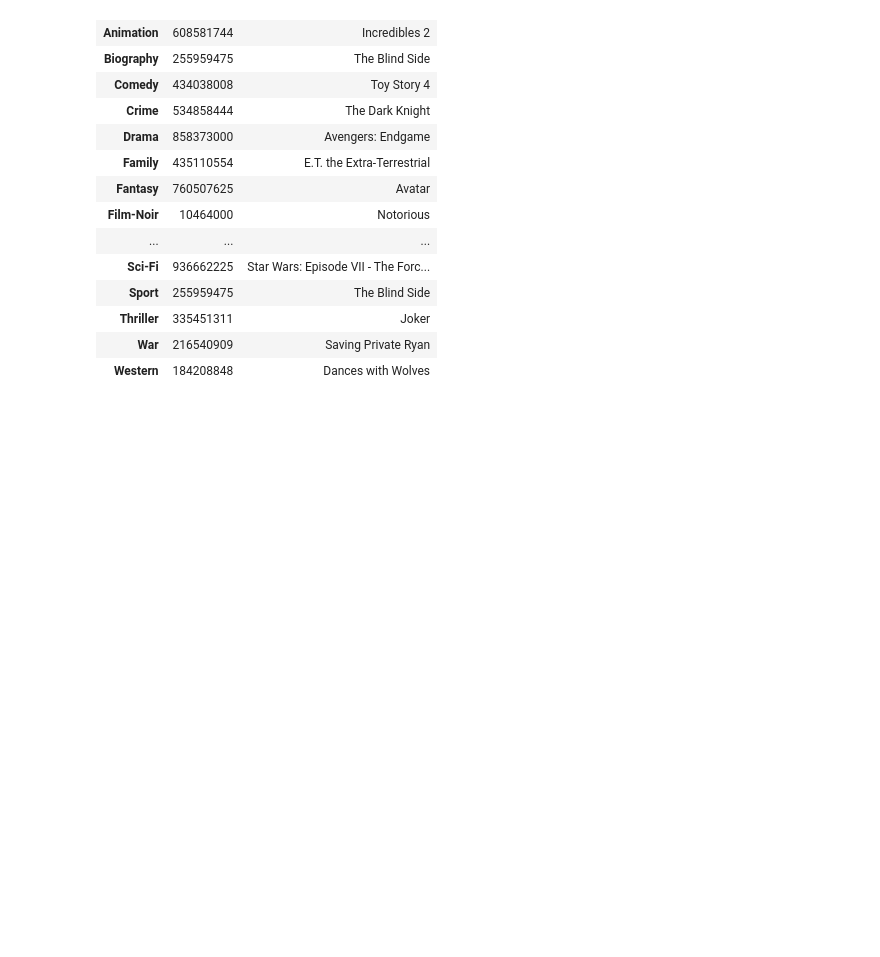
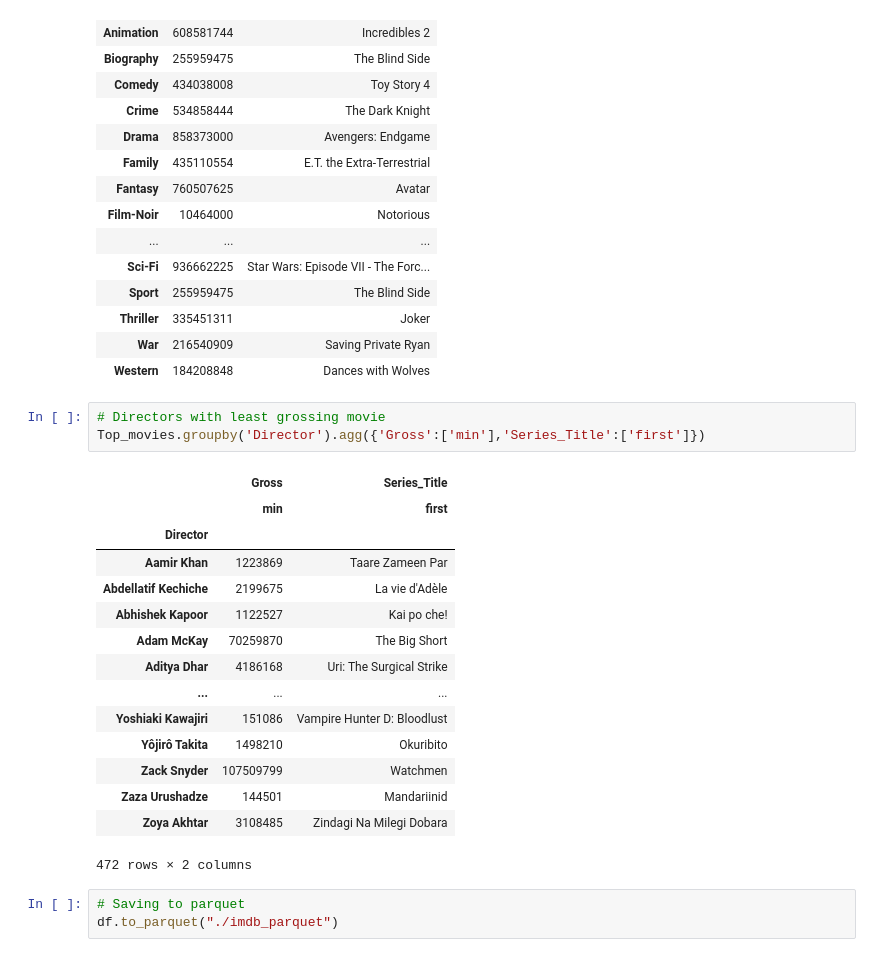
Before and after one commit to Swaxie/SkillStorm, a Jupyter notebook: PandasExercises.ipynb, the cells around one changed output. Drawn from its saved outputs; the diff is of its cells as text; blank space fills up the shorter version.

```diff
--- a/PandasExercises.ipynb
+++ b/PandasExercises.ipynb
@@ -118,3 +118,25 @@ Top_movies.groupby('Genres').agg({"Gross":['max'],"Series_Title":["last"]})
 | Thriller | 335451311 | Joker |
 | War | 216540909 | Saving Private Ryan |
 | Western | 184208848 | Dances with Wolves |
+# %%
+# Directors with least grossing movie
+Top_movies.groupby('Director').agg({'Gross':['min'],'Series_Title':['first']})
+# %% [output]
+|  | Gross | Series_Title |
+|  | min | first |
+| Director |  |  |
+| Aamir Khan | 1223869 | Taare Zameen Par |
+| Abdellatif Kechiche | 2199675 | La vie d'Adèle |
+| Abhishek Kapoor | 1122527 | Kai po che! |
+| Adam McKay | 70259870 | The Big Short |
+| Aditya Dhar | 4186168 | Uri: The Surgical Strike |
+| ... | ... | ... |
+| Yoshiaki Kawajiri | 151086 | Vampire Hunter D: Bloodlust |
+| Yôjirô Takita | 1498210 | Okuribito |
+| Zack Snyder | 107509799 | Watchmen |
+| Zaza Urushadze | 144501 | Mandariinid |
+| Zoya Akhtar | 3108485 | Zindagi Na Milegi Dobara |
+472 rows × 2 columns
+# %%
+# Saving to parquet
+df.to_parquet("./imdb_parquet")
```
Also changed, not shown: 1 other file.
